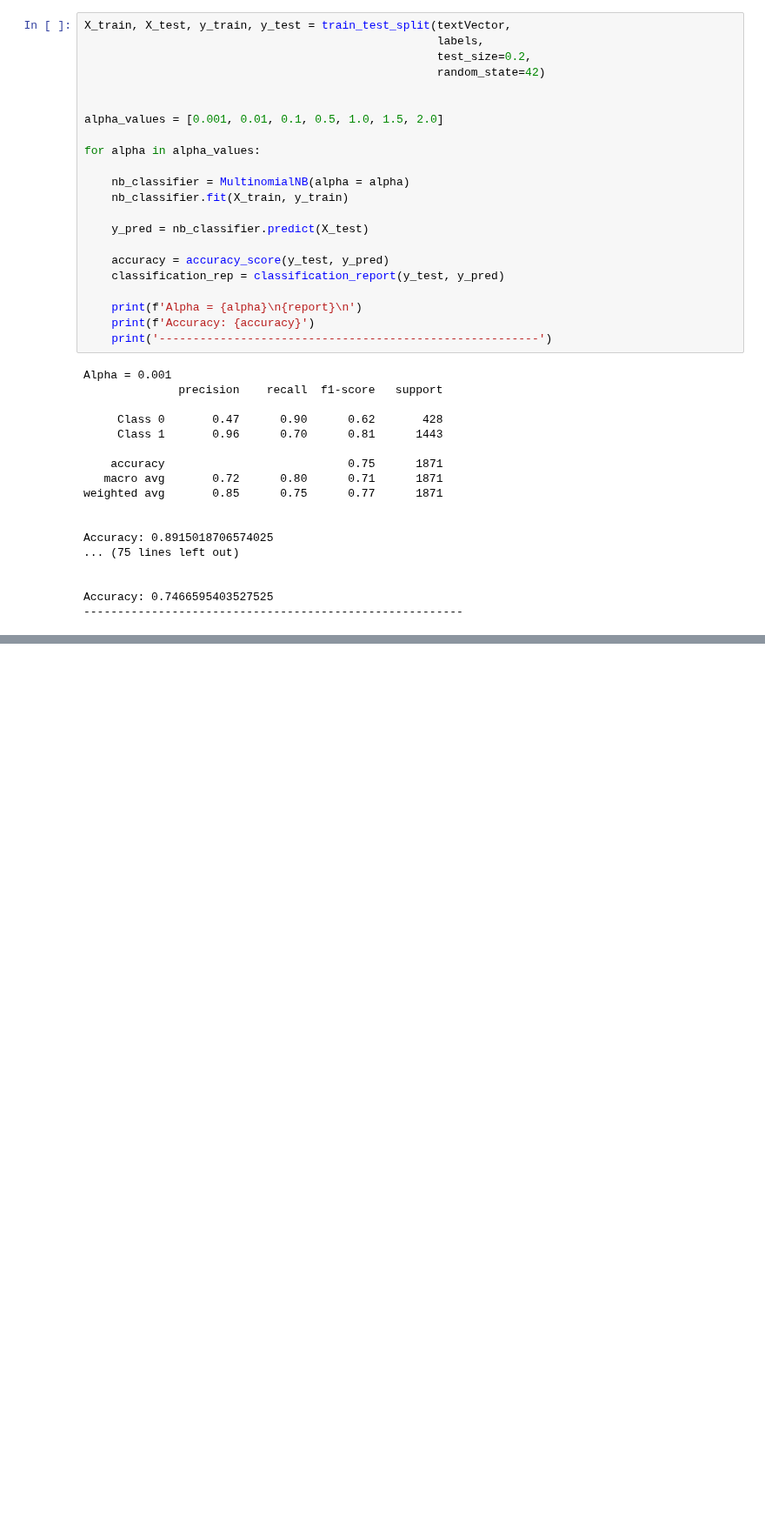
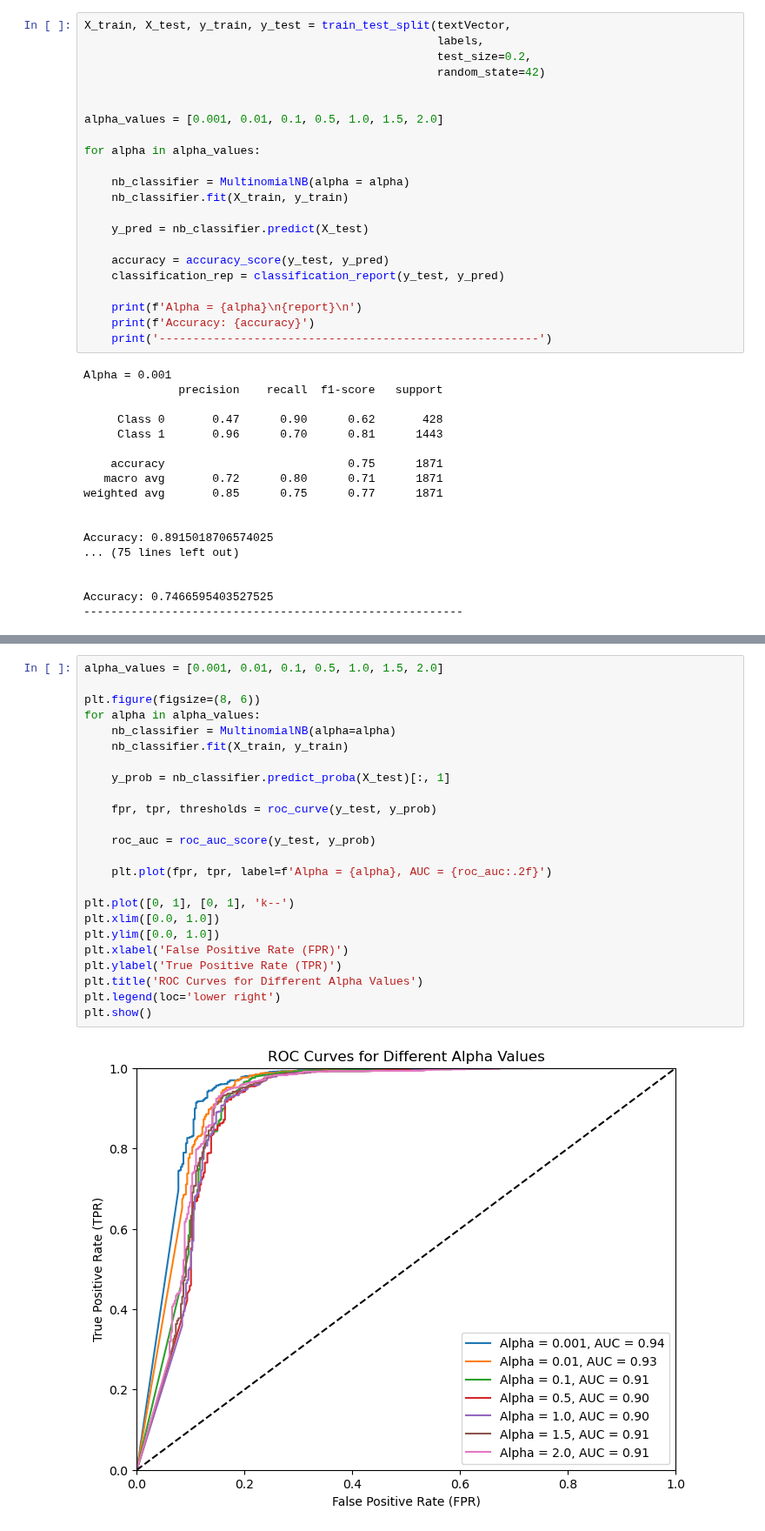
Before and after one commit to taddbackus/qtw, a Jupyter notebook: Case Study 3/caseStudy3 v4.ipynb, the cells around one changed output, grey strips where cells are left out. Shown at 87% size. Saved outputs shown, nothing was run; the diff lists cells and outputs as text; blank space fills up the shorter version.

Commit message:
add roc curve

```diff
--- a/Case Study 3/caseStudy3 v4.ipynb
+++ b/Case Study 3/caseStudy3 v4.ipynb
@@ -286,3 +289,29 @@ Alpha = 2.0:
 Cross-Validation Scores: [0.75150301 0.76553106 0.74933155 0.74264706 0.73262032]
 Mean Cross-Validation Accuracy: 0.7483265997235111
 --------------------------------------------------------
+# %%
+alpha_values = [0.001, 0.01, 0.1, 0.5, 1.0, 1.5, 2.0]
+
+plt.figure(figsize=(8, 6))
+for alpha in alpha_values:
+    nb_classifier = MultinomialNB(alpha=alpha)
+    nb_classifier.fit(X_train, y_train)
+
+    y_prob = nb_classifier.predict_proba(X_test)[:, 1]
+
+    fpr, tpr, thresholds = roc_curve(y_test, y_prob)
+
+    roc_auc = roc_auc_score(y_test, y_prob)
+
+    plt.plot(fpr, tpr, label=f'Alpha = {alpha}, AUC = {roc_auc:.2f}')
+
+plt.plot([0, 1], [0, 1], 'k--')
+plt.xlim([0.0, 1.0])
+plt.ylim([0.0, 1.0])
+plt.xlabel('False Positive Rate (FPR)')
+plt.ylabel('True Positive Rate (TPR)')
+plt.title('ROC Curves for Different Alpha Values')
+plt.legend(loc='lower right')
+plt.show()
+# %% [output]
+[figure, added]
```
Also changed, not shown: parts of 2 cells of this notebook.
